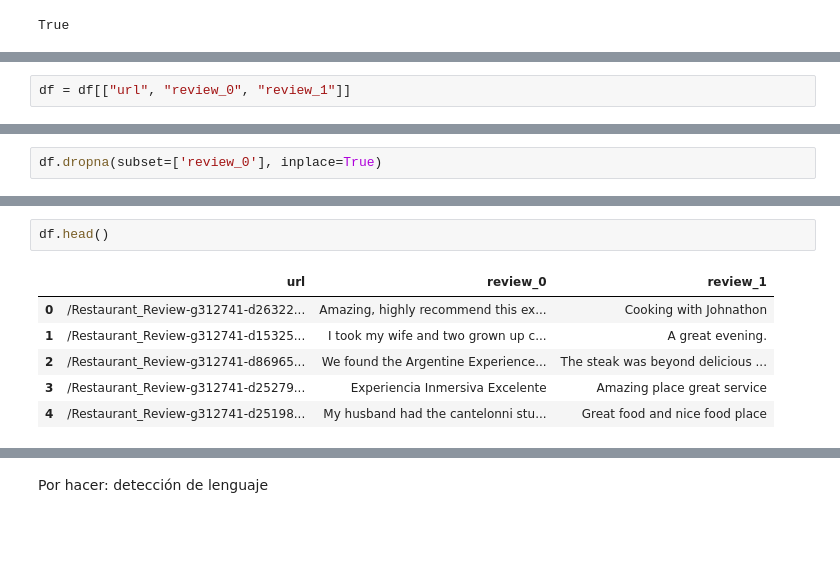
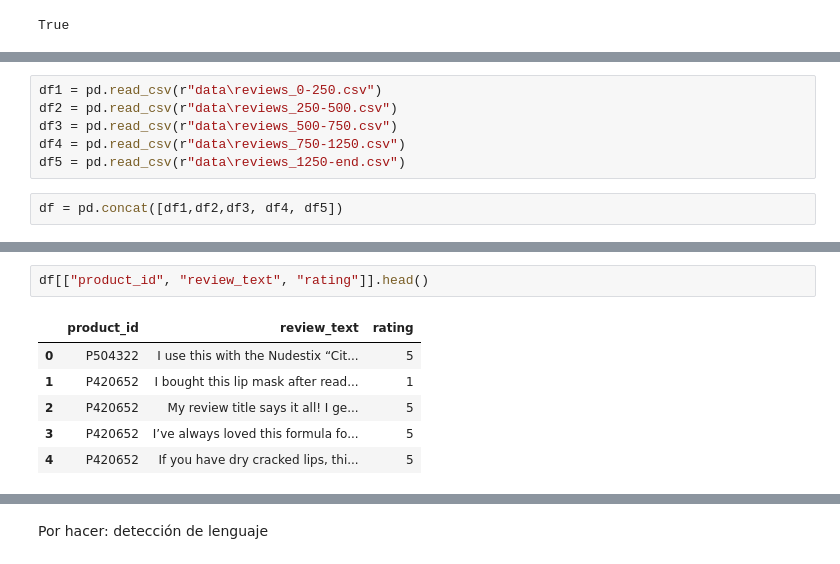
Before and after one commit to clarapinasco/Sistema_de_recomendacion_Sephora, a Jupyter notebook: nlp.ipynb, the cells around one changed output, grey strips where cells are left out. Saved outputs shown, nothing was run; the diff lists cells and outputs as text; blank space fills up the shorter version.

```diff
--- a/nlp.ipynb
+++ b/nlp.ipynb
@@ -32,3 +30,11 @@ df = pd.read_csv("data\df_limpio.csv")
+# %%
+df1 = pd.read_csv(r"data\reviews_0-250.csv")
+df2 = pd.read_csv(r"data\reviews_250-500.csv")
+df3 = pd.read_csv(r"data\reviews_500-750.csv")
+df4 = pd.read_csv(r"data\reviews_750-1250.csv")
+df5 = pd.read_csv(r"data\reviews_1250-end.csv")
+# %%
+df = pd.concat([df1,df2,df3, df4, df5])
 # %%
 len(df)
 # %% [output]
@@ -38,2 +41,0 @@ Nos quedamos solo con las reviews y la url como identificador
-# %%
-df = df[["url", "review_0", "review_1"]]
@@ -49,2 +41,0 @@ Eliminamos las filas que no tengan ninguna review
-# %%
-df.dropna(subset=['review_0'], inplace=True)
@@ -51,9 +51,9 @@ df.dropna(subset=['review_0'], inplace=True)
 # %%
-df.head()
+df[["product_id", "review_text", "rating"]].head()
 # %% [output]
-|  | url | review_0 | review_1 |
-| 0 | /Restaurant_Review-g312741-d26322... | Amazing, highly recommend this ex... | Cooking with Johnathon |
-| 1 | /Restaurant_Review-g312741-d15325... | I took my wife and two grown up c... | A great evening. |
-| 2 | /Restaurant_Review-g312741-d86965... | We found the Argentine Experience... | The ￹steak￻ was beyond delicious ... |
-| 3 | /Restaurant_Review-g312741-d25279... | Experiencia Inmersiva Excelente | Amazing place great service |
-| 4 | /Restaurant_Review-g312741-d25198... | My husband had the cantelonni stu... | Great food and ￹nice￻ food place |
+|  | product_id | review_text | rating |
+| 0 | P504322 | I use this with the Nudestix “Cit... | 5 |
+| 1 | P420652 | I bought this lip mask after read... | 1 |
+| 2 | P420652 | My review title says it all! I ge... | 5 |
+| 3 | P420652 | I’ve always loved this formula fo... | 5 |
+| 4 | P420652 | If you have dry cracked lips, thi... | 5 |
```
Also changed, not shown: parts of 60 cells of this notebook.
